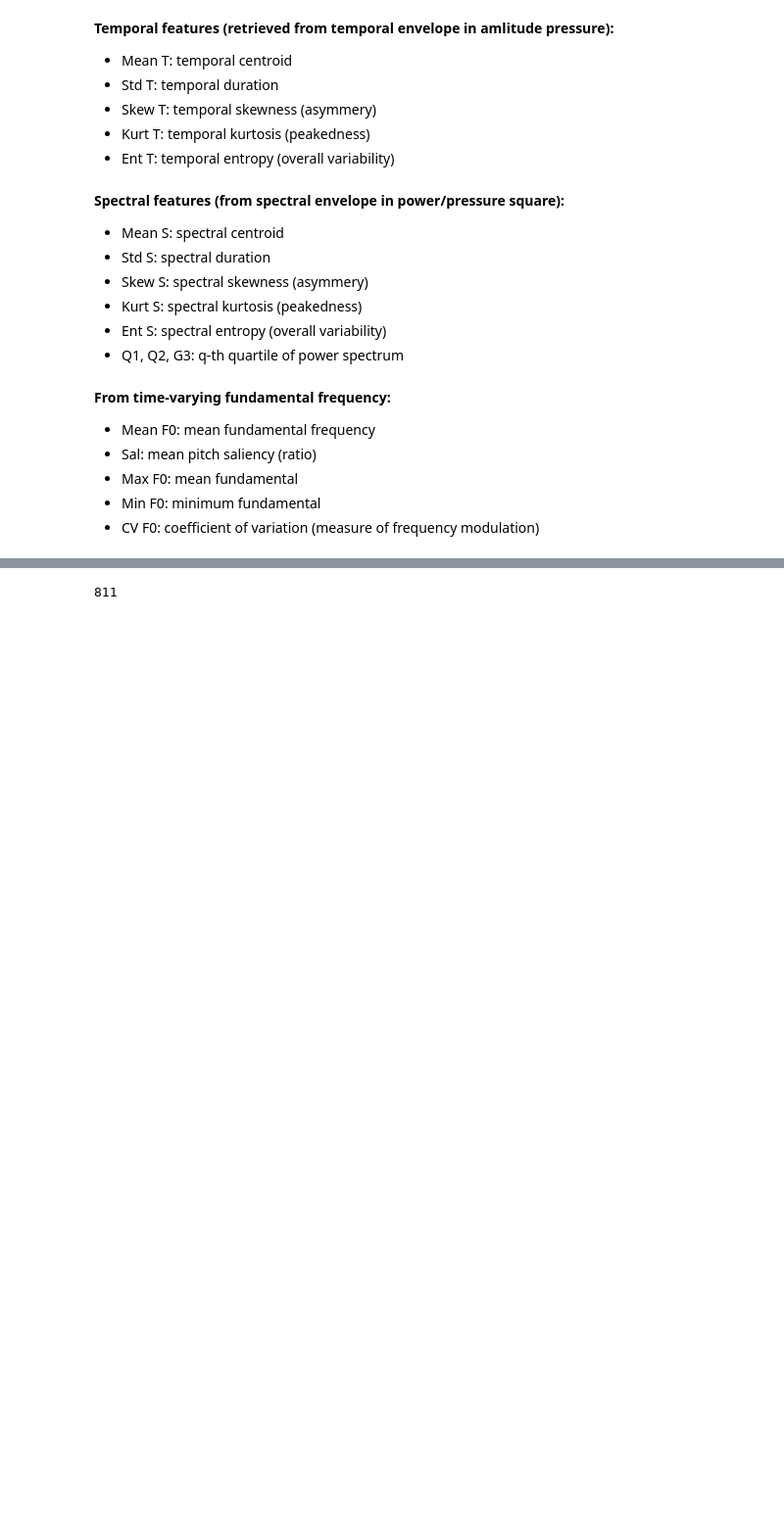
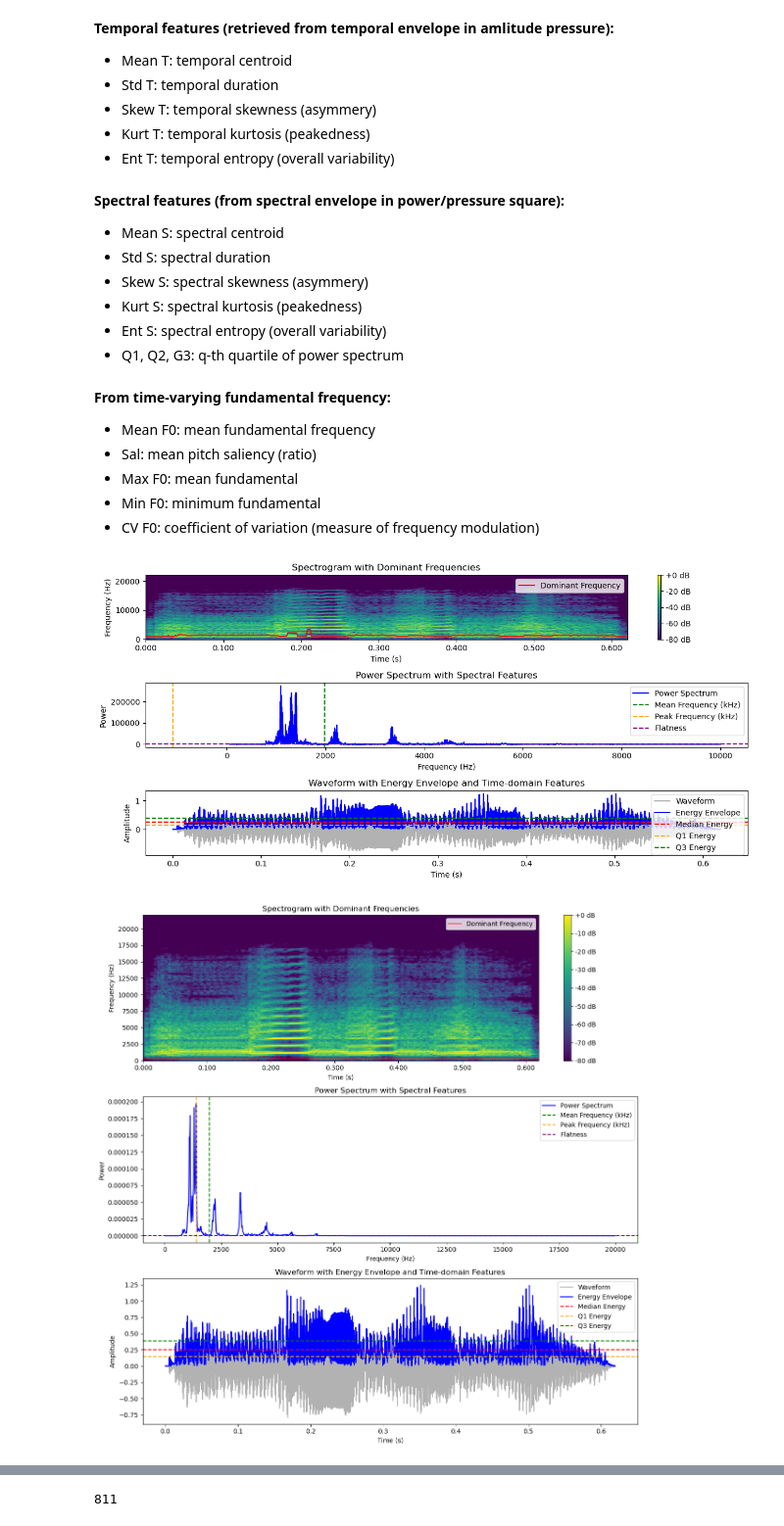
Before and after one commit to lgies23/GooseVocalizations---Thesis-code, a Jupyter notebook: feature_extraction.ipynb, the cells around one changed output, grey strips where cells are left out. Shown at 98% size. Saved outputs shown, nothing was run; the diff lists cells and outputs as text; code cells hidden in the pictures; blank space fills up the shorter version.

```diff
--- a/feature_extraction.ipynb
+++ b/feature_extraction.ipynb
@@ -321,8 +295,8 @@ ax.set_xlabel("Call type")
 # Add counts
 for p in hist.patches:
     height = p.get_height()
-    x = p.get_x() + p.get_width() / 2
-    ax.annotate(f'{int(height)}', (x, height), ha='center', va='bottom')
+    y = p.get_x() + p.get_width() / 2
+    ax.annotate(f'{int(height)}', (y, height), ha='center', va='bottom')
 
 plt.plot()
 # %% [output]
@@ -435,7 +409,7 @@ def _resize_array(array, original_duration, target_duration, spectrogram):
         if spectrogram: # reduce to a quarter of the size to avoid aliasing when rescaling to log time and for more effective processing past this point
             resized_array = resize(array, (array.shape[0] // 4, target_bins_signal // 4), anti_aliasing=False)
         else:
-            resized_array = resize(array, (array.shape[0], target_bins_signal), anti_aliasing=True)
+            resized_array = resize(array, (array.shape[0], target_bins_signal // 4), anti_aliasing=False) # not reducing coefficient resolution, but time resolution
         if np.isnan(resized_array).any():
             print("NaN in resampled array")
             return None
@@ -451,10 +425,7 @@ def rescale_and_pad(array, original_duration, target_duration, target_bins_total
     resized_array, target_bins_signal = _resize_array(array, original_duration, target_duration, spectrogram)
 
     # padding
-    if spectrogram:
-        total_padding = target_bins_total // 4 - target_bins_signal // 4
-    else:
-        total_padding = target_bins_total - target_bins_signal
+    total_padding = target_bins_total // 4 - target_bins_signal // 4
 
     # if above 99th percentile - cut outer bins
     if total_padding < 0:
@@ -738,0 +1237,14 @@ def _plot_formant(formant, xmin, xmax, ylim=[]):
+# %%
+i= 1000
+calc_features(calls_df.iloc[i]["waveform"], calls_df.iloc[i]["sr"], calls_df.iloc[i]["filepath"])
+analysis = AudioFeatureAnalysis(calls_df.iloc[i]["waveform"], calls_df.iloc[i]["sr"], filepath=calls_df.iloc[i]["filepath"])
+
+analysis.calculate_f0_features()
+
+# Plot the features
+analysis.plot_features()
+
+plot_feature_analysis(snd = parselmouth.Sound(calls_df.iloc[i]["filepath"]), f0_floor=100, f0_ceil=400, vtl_m=17)
+# %% [output]
+[figure, added]
+[figure, added]
```
Also changed, not shown: parts of 26 cells of this notebook, 2 other files.
